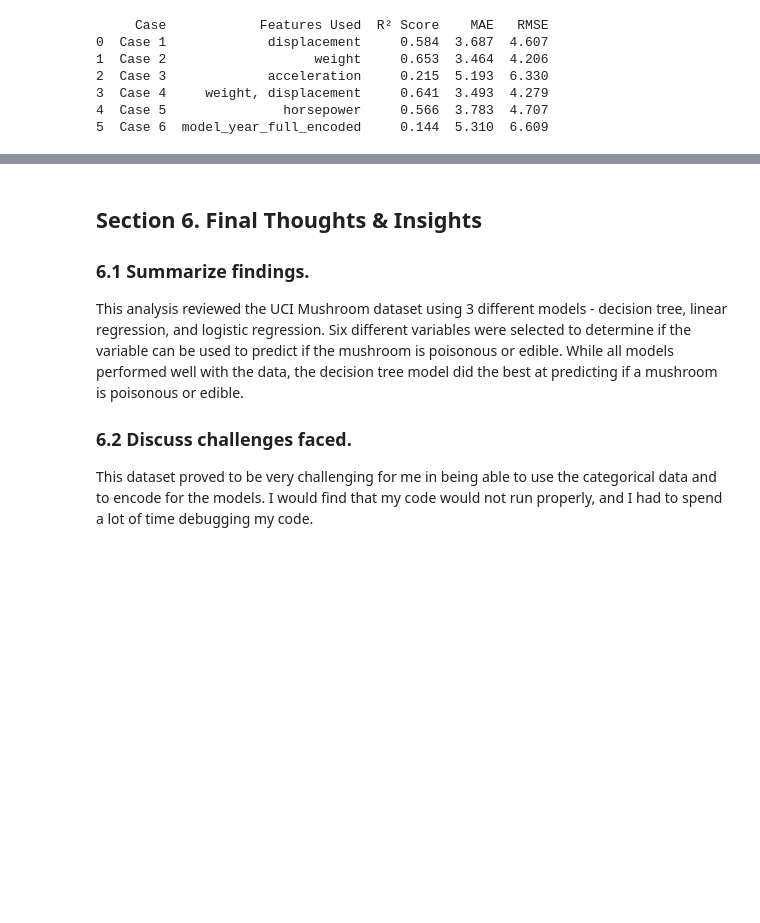
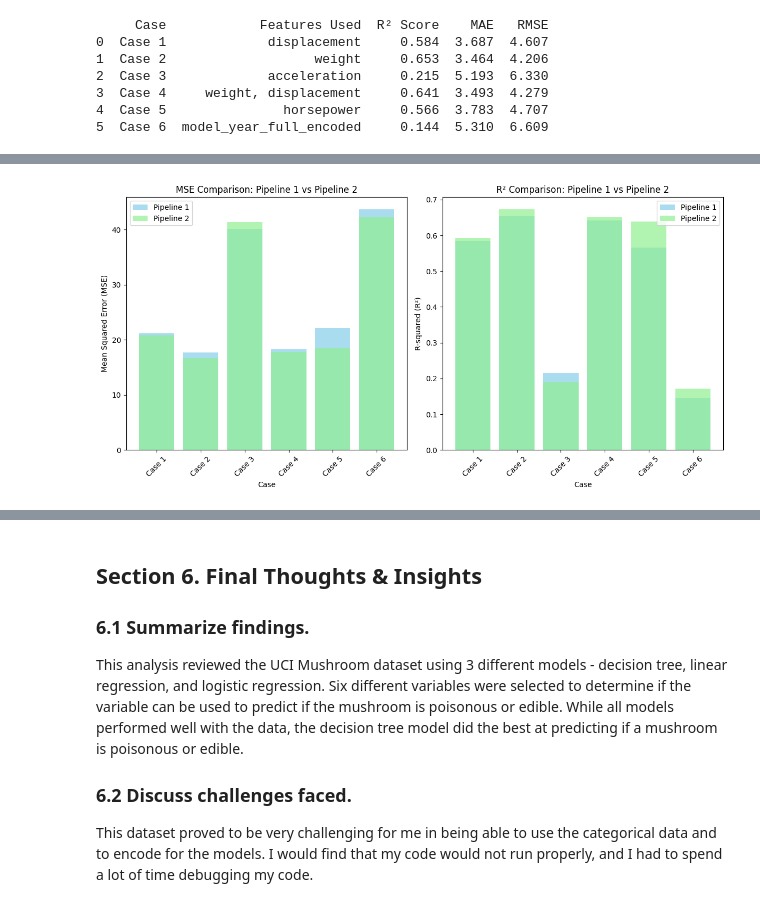
Before and after one commit to sapapesh/applied-ml-showard, a Jupyter notebook: regression/regression_sahoward.ipynb, the cells around one changed output, grey strips where cells are left out. Saved outputs shown, nothing was run; the diff lists cells and outputs as text; code cells hidden in the pictures; blank space fills up the shorter version.

```diff
--- a/regression/regression_sahoward.ipynb
+++ b/regression/regression_sahoward.ipynb
@@ -815,0 +866,85 @@ Decision trees tend to work well with categorical data, which this dataset prima
+# %%
+# Split the data into training and test sets
+X_train, X_test, y_train, y_test = train_test_split(df.drop(columns='mpg'), target, test_size=0.2, random_state=42)
+
+# Dictionary to store performance metrics for both pipelines
+performance_metrics = {
+    "MSE": {
+        "Pipeline 1": {},
+        "Pipeline 2": {}
+    },
+    "R²": {
+        "Pipeline 1": {},
+        "Pipeline 2": {}
+    }
+}
+
+# Loop through each case to evaluate both pipelines
+for case_name, X_case in cases.items():
+    print(f"Processing {case_name}...")
+
+    # Ensure that X_case and y_train have the same number of samples by using the same indices
+    X_case_train = X_case.loc[X_train.index]
+    X_case_test = X_case.loc[X_test.index]
+
+    # Pipeline 1: Imputer → StandardScaler → Linear Regression
+    pipeline_1 = Pipeline([
+        ('imputer', SimpleImputer(strategy='mean')),
+        ('scaler', StandardScaler()),
+        ('regressor', LinearRegression())
+    ])
+
+    # Pipeline 2: Imputer → Polynomial Features → StandardScaler → Linear Regression
+    pipeline_2 = Pipeline([
+        ('imputer', SimpleImputer(strategy='mean')),
+        ('poly', PolynomialFeatures(degree=3)),
+        ('scaler', StandardScaler()),
+        ('regressor', LinearRegression())
+    ])
+
+    # Fit and evaluate Pipeline 1
+    pipeline_1.fit(X_case_train, y_train)
+    y_pred_1 = pipeline_1.predict(X_case_test)
+    mse_1 = mean_squared_error(y_test, y_pred_1)
+    r2_1 = r2_score(y_test, y_pred_1)
+
+    # Store results for Pipeline 1
+    performance_metrics["MSE"]["Pipeline 1"][case_name] = mse_1
+    performance_metrics["R²"]["Pipeline 1"][case_name] = r2_1
+
+    # Fit and evaluate Pipeline 2
+    pipeline_2.fit(X_case_train, y_train)
+    y_pred_2 = pipeline_2.predict(X_case_test)
+    mse_2 = mean_squared_error(y_test, y_pred_2)
+    r2_2 = r2_score(y_test, y_pred_2)
+
+    # Store results for Pipeline 2
+    performance_metrics["MSE"]["Pipeline 2"][case_name] = mse_2
+    performance_metrics["R²"]["Pipeline 2"][case_name] = r2_2
+
+# Plotting the results for MSE
+plt.figure(figsize=(12, 6))
+
+# MSE comparison
+plt.subplot(1, 2, 1)
+plt.bar(performance_metrics["MSE"]["Pipeline 1"].keys(), performance_metrics["MSE"]["Pipeline 1"].values(), alpha=0.7, label='Pipeline 1', color='skyblue')
+plt.bar(performance_metrics["MSE"]["Pipeline 2"].keys(), performance_metrics["MSE"]["Pipeline 2"].values(), alpha=0.7, label='Pipeline 2', color='lightgreen')
+plt.xlabel('Case')
+plt.ylabel('Mean Squared Error (MSE)')
+plt.title('MSE Comparison: Pipeline 1 vs Pipeline 2')
+plt.xticks(rotation=45)
+plt.legend()
+
+# R² comparison
+plt.subplot(1, 2, 2)
+plt.bar(performance_metrics["R²"]["Pipeline 1"].keys(), performance_metrics["R²"]["Pipeline 1"].values(), alpha=0.7, label='Pipeline 1', color='skyblue')
+plt.bar(performance_metrics["R²"]["Pipeline 2"].keys(), performance_metrics["R²"]["Pipeline 2"].values(), alpha=0.7, label='Pipeline 2', color='lightgreen')
+plt.xlabel('Case')
+plt.ylabel('R-squared (R²)')
+plt.title('R² Comparison: Pipeline 1 vs Pipeline 2')
+plt.xticks(rotation=45)
+plt.legend()
+
+plt.tight_layout()
+plt.show()
+# %% [output]
@@ -815,0 +957 @@ Decision trees tend to work well with categorical data, which this dataset prima
+[figure, added]
```
Also changed, not shown: parts of 11 cells of this notebook.
